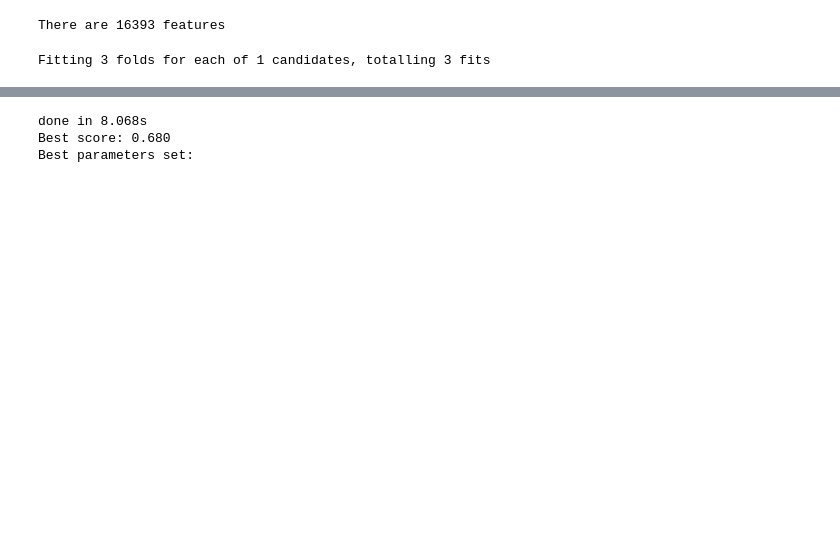
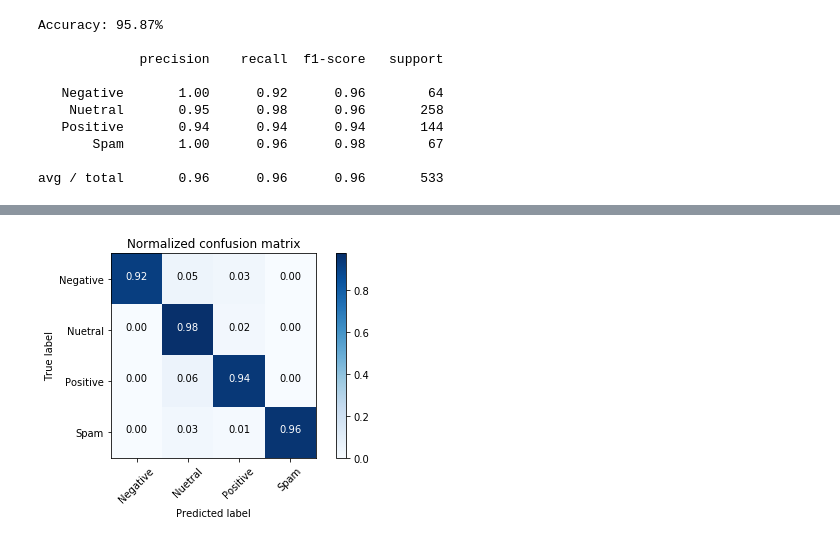
Before and after one commit to ibrahimBeladi/ICS490, a Jupyter notebook: jupyter/cinema.ipynb, the cells around one changed output, grey strips where cells are left out. Cells and saved outputs as stored; diff of their text form; code cells hidden in the pictures; blank space fills up the shorter version.

```diff
--- a/jupyter/cinema.ipynb
+++ b/jupyter/cinema.ipynb
@@ -212,6 +212,25 @@ def plot_confusion_matrix(cm, classes, normalize=False, title='Confusion matrix'
     plt.tight_layout()
     plt.ylabel('True label')
     plt.xlabel('Predicted label')
+
+def test(model):
+    labels = ["Negative","Neutral","Positive","Spam"]
+    start = time.time()
+
+    model.fit(X, Y)
+    y_predict = model.predict(X_test)
+
+    # accuracy
+    print("Accuracy: "+str(float("{0:.2f}".format(accuracy_score(y_test, y_predict)*100)))+"%\n")
+
+    # classification report
+    print(classification_report(y_test, y_predict, target_names=labels))
+
+    # confusion matrix
+    cnf_matrix = confusion_matrix(y_test, y_predict)
+    plt.figure()
+    plot_confusion_matrix(cnf_matrix, classes=labels, normalize=True, title='Normalized confusion matrix')
+    plt.show()
 # %%
 '''    main    '''
 df = read_csv('corpusCinema.csv', engine='python', encoding="UTF-8")
@@ -231,11 +250,9 @@ for n,i in enumerate(Y):
 X = cleanAll(X)
 # print(X)
 # listFeatures(X)
-lenFeatures(X)
+# lenFeatures(X)
 
 X_train, X_test, y_train, y_test = train_test_split(X, Y, test_size=0.1, random_state=7)
-# %% [output]
-There are 16393 features
 # %%
 model1 = Pipeline([
     ('1', TfidfVectorizer()),
@@ -253,6 +270,16 @@ parameters = {
 #     '3__class_weight': (None, 'balanced'), # None
 }
 
-doGridSearch(model1, parameters)
+# doGridSearch(model1, parameters)
+test(model1)
 # %% [output]
-Fitting 3 folds for each of 1 candidates, totalling 3 fits
+Accuracy: 95.87%
+
+             precision    recall  f1-score   support
+
+   Negative       1.00      0.92      0.96        64
+    Nuetral       0.95      0.98      0.96       258
+   Positive       0.94      0.94      0.94       144
+       Spam       1.00      0.96      0.98        67
+
+avg / total       0.96      0.96      0.96       533
@@ -260,6 +286,4 @@ Fitting 3 folds for each of 1 candidates, totalling 3 fits
-done in 8.068s
-Best score: 0.680
-Best parameters set:
+[figure, added]
 # %%
 model2 = Pipeline([
     ('1', TfidfVectorizer(max_df=0.4)),
```
Also changed, not shown: parts of 5 cells of this notebook, 10 other files.
